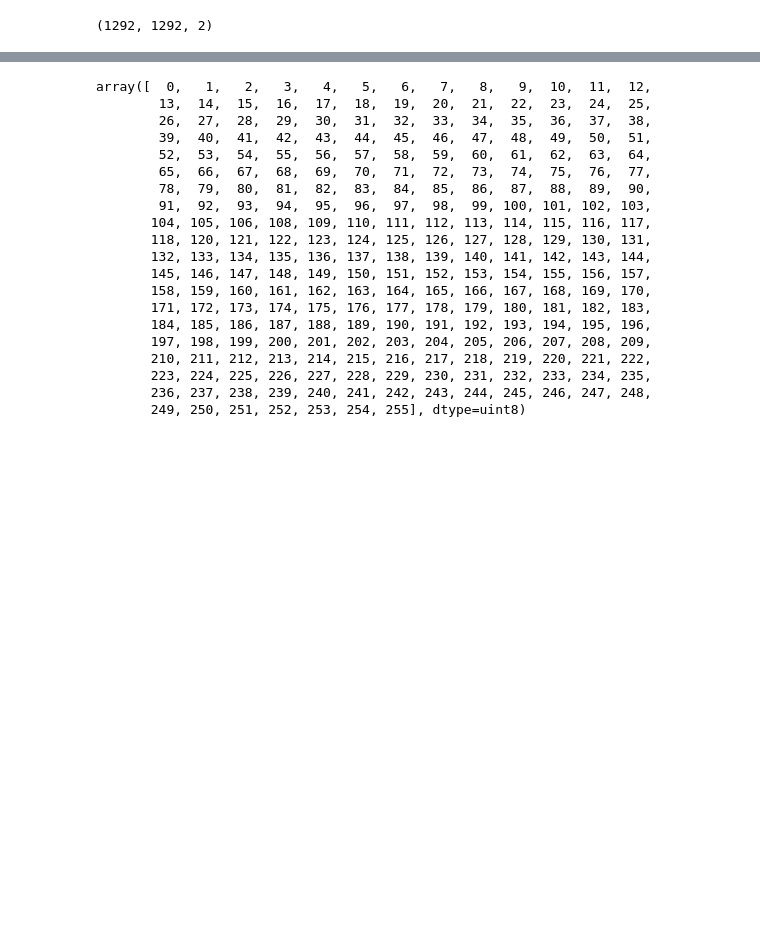
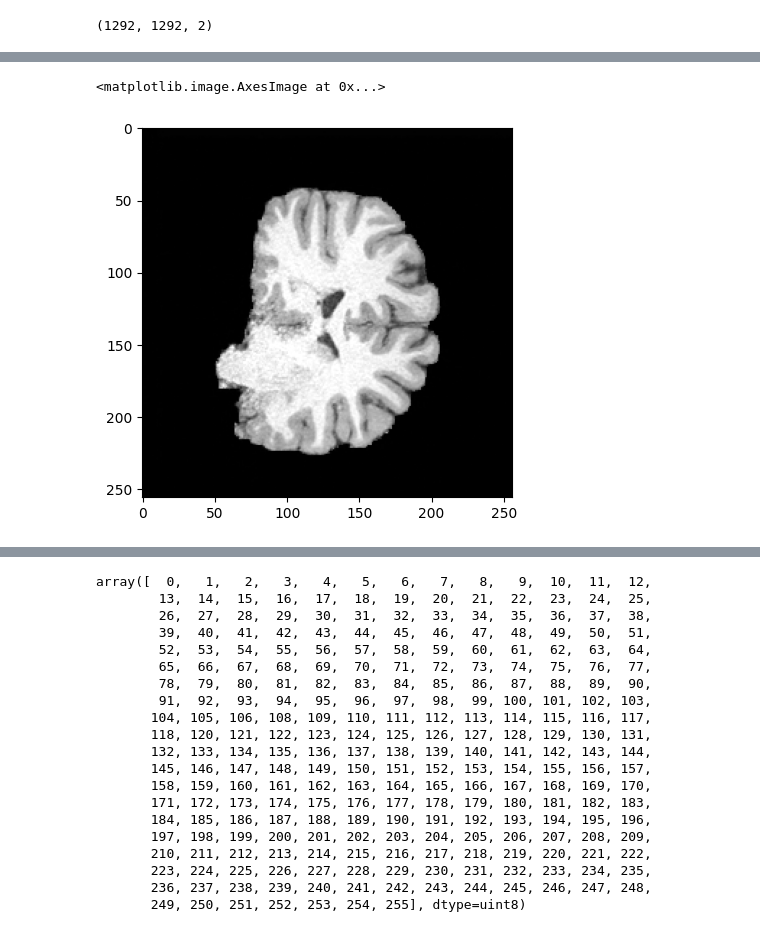
Before and after one commit to JdbermeoUZH/MastersThesisUIASegmentation, a Jupyter notebook: notebooks/random_stuff.ipynb, the cells around one changed output, grey strips where cells are left out. Saved outputs shown, nothing was run; the diff lists cells and outputs as text; code cells hidden in the pictures; blank space fills up the shorter version.

```diff
--- a/notebooks/random_stuff.ipynb
+++ b/notebooks/random_stuff.ipynb
@@ -31,0 +84,4 @@ plt.imshow(a[:,:,0])
+# %%
+img_size = 256
+col_idx = 4
+row_idx = 4
@@ -31,0 +111,5 @@ plt.imshow(a[:,:,0])
+# %%
+plt.imshow(a[col_idx * img_size: (col_idx + 1) * img_size,row_idx * img_size : (row_idx + 1) * img_size , 0], cmap='gray')
+# %% [output]
+<matplotlib.image.AxesImage at 0x...>
+[figure, added]
```
Also changed, not shown: parts of 17 cells of this notebook, 3 other files.
